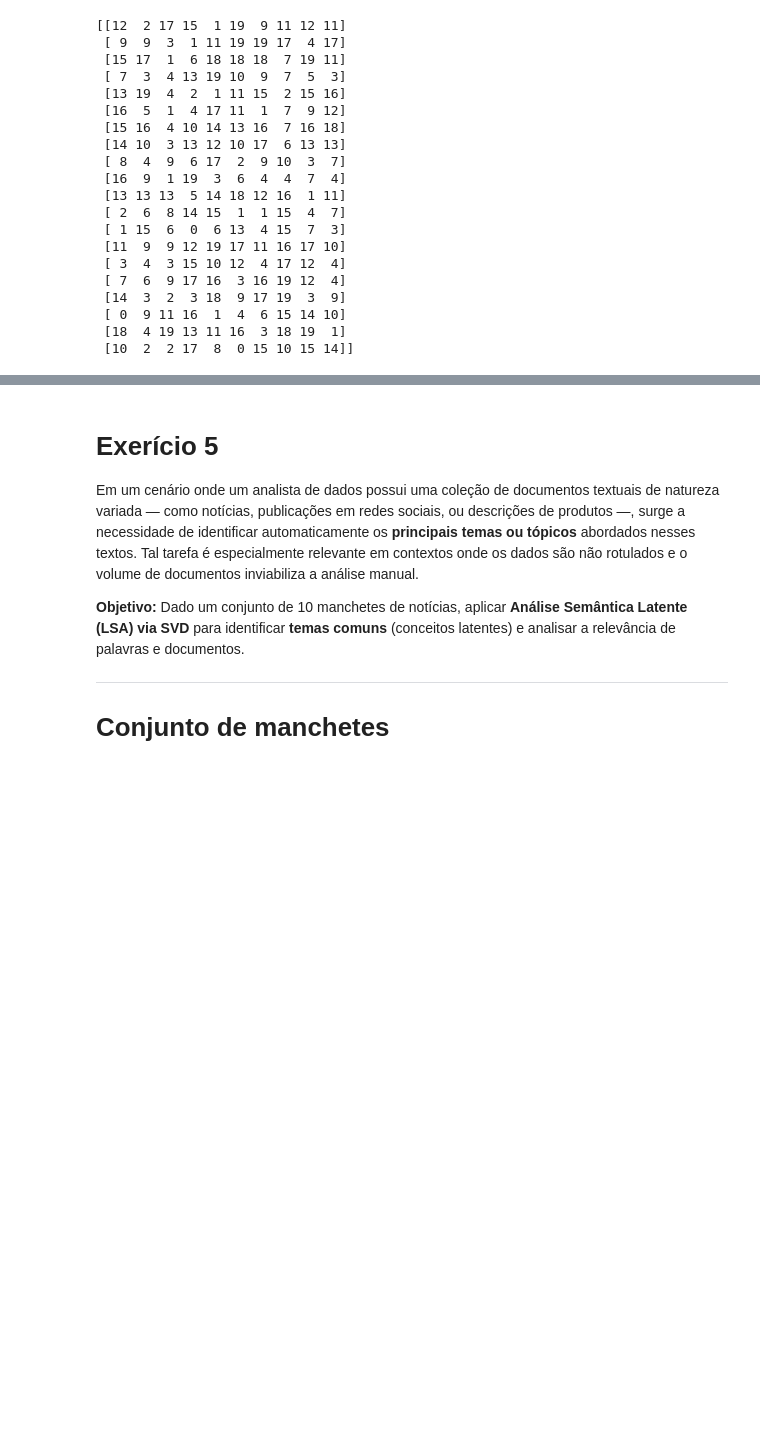
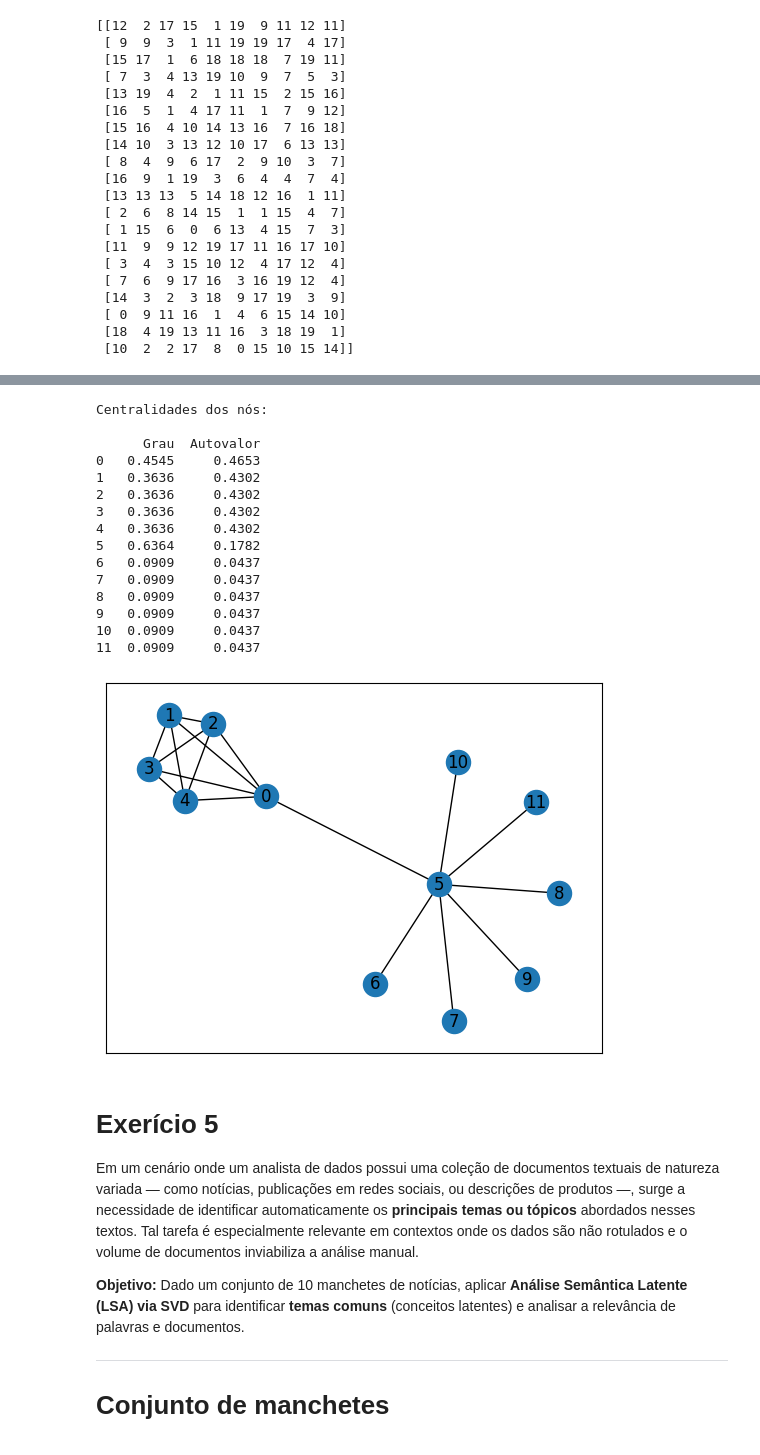
Before and after one commit to almeidarodrigo04/Trabalho-Pratico-AlgLin, a Jupyter notebook: RodridoSilvadeAlmeida15645380_ViniciusSouzaFreitas15491959.ipynb, the cells around one changed output, grey strips where cells are left out. Cells and saved outputs as stored; diff of their text form; code cells hidden in the pictures; blank space fills up the shorter version.

```diff
--- a/RodridoSilvadeAlmeida15645380_ViniciusSouzaFreitas15491959.ipynb
+++ b/RodridoSilvadeAlmeida15645380_ViniciusSouzaFreitas15491959.ipynb
@@ -253,33 +262,51 @@ arr = np.array([
  [1, 1, 0, 1, 1, 0, 0, 0, 0, 0, 0, 0],
  [1, 1, 1, 0, 1, 0, 0, 0, 0, 0, 0, 0],
  [1, 1, 1, 0, 0, 0, 0, 0, 0, 0, 0, 0],
  [1, 0, 0, 0, 0, 0, 1, 1, 1, 1, 1, 1],
  [0, 0, 0, 0, 0, 1, 0, 0, 0, 0, 0, 0],
  [0, 0, 0, 0, 0, 1, 0, 0, 0, 0, 0, 0],
  [0, 0, 0, 0, 0, 1, 0, 0, 0, 0, 0, 0],
  [0, 0, 0, 0, 0, 1, 0, 0, 0, 0, 0, 0],
  [0, 0, 0, 0, 0, 1, 0, 0, 0, 0, 0, 0],
  [0, 0, 0, 0, 0, 1, 0, 0, 0, 0, 0, 0]
 ])
 
 
 # Criar o grafo
 G = nx.from_numpy_array(arr)
 
 # Calcular centralidades
 deg_centrality = nx.degree_centrality(G)
 eig_centrality = nx.eigenvector_centrality(G)
 
 # Exibir tabela
 centrality_df = pd.DataFrame({
     "Grau": deg_centrality,
     "Autovalor": eig_centrality
 }).sort_index().round(4)
 
 print("Centralidades dos nós:\n")
 print(centrality_df)
 
 # Visualizar o grafo
+nx.draw_networkx(G, with_labels=True)
+# %% [output]
+Centralidades dos nós:
+
+      Grau  Autovalor
+0   0.4545     0.4653
+1   0.3636     0.4302
+2   0.3636     0.4302
+3   0.3636     0.4302
+4   0.3636     0.4302
+5   0.6364     0.1782
+6   0.0909     0.0437
+7   0.0909     0.0437
+8   0.0909     0.0437
+9   0.0909     0.0437
+10  0.0909     0.0437
+11  0.0909     0.0437
+[figure, added]
 # %% [markdown]
 # **Exerício 5**
 
```
Also changed, not shown: parts of 1 cell of this notebook, 2 other files.
